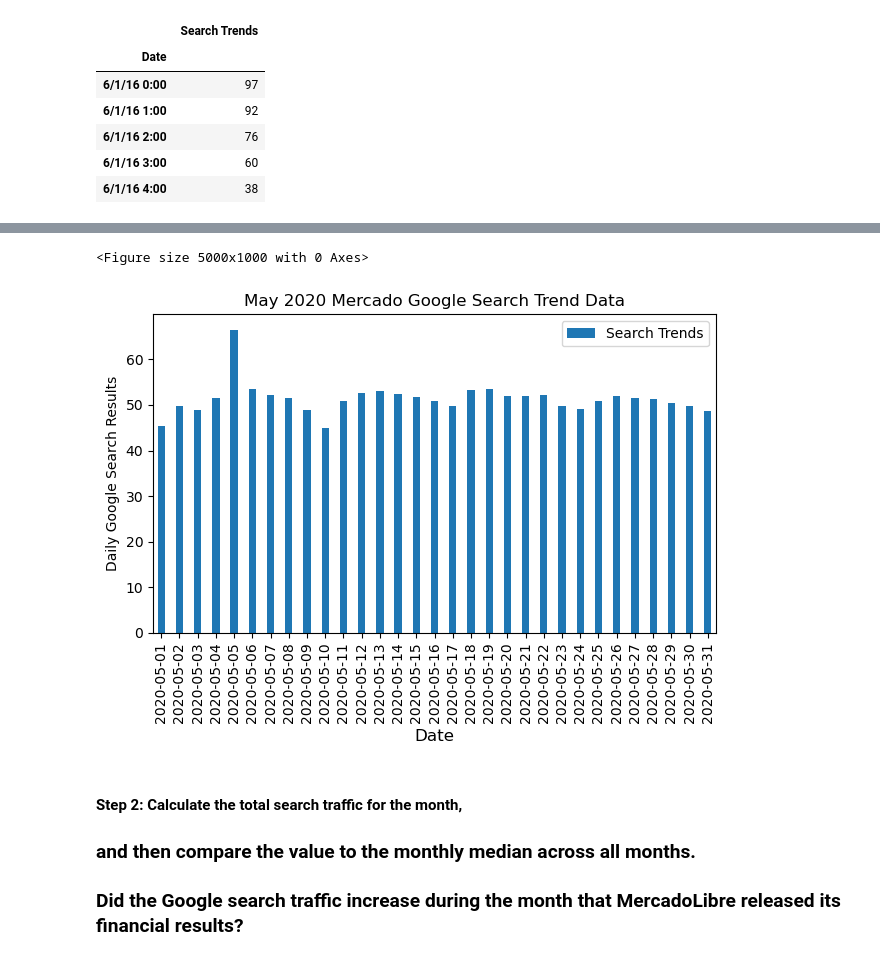
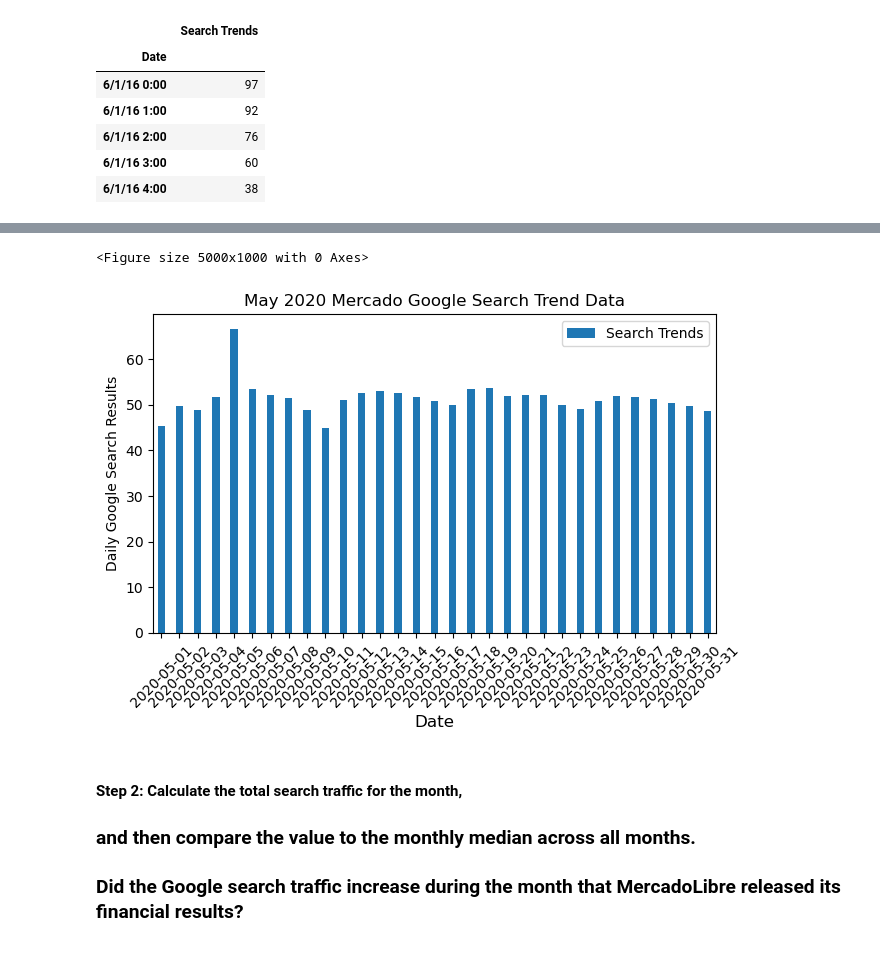
Before and after one commit to Raymond-St/prophet-challenge, a Jupyter notebook: forecasting_net_prophet.ipynb, the cells around one changed output, grey strips where cells are left out. Cells and saved outputs as stored; diff of their text form; code cells hidden in the pictures.

```diff
--- a/forecasting_net_prophet.ipynb
+++ b/forecasting_net_prophet.ipynb
@@ -123,29 +109,29 @@ memory usage: 11.8 KB
 # %%
 # Plot to visualize the data for May 2020
 plt.figure(figsize=(50, 10))
 
 
 # mercado_may2020_df[['Date','Search Trends']].plot(kind='bar')
 mercado_daily_may2020_df = mercado_may2020_df.groupby(mercado_may2020_df['Date'].dt.date)['Search Trends'].mean().reset_index()
 
 
 mercado_daily_may2020_df.plot(
     x='Date',
     y='Search Trends',
     kind='bar',
     width=0.4
 )
 
 plt.title('May 2020 Mercado Google Search Trend Data')
 plt.xlabel('Date', fontsize=12)
 plt.ylabel('Daily Google Search Results')
 plt.tight_layout()
-plt.xticks(rotation=90)
+plt.xticks(rotation=45)
 
 plt.show()
 # %% [output]
 <Figure size 5000x1000 with 0 Axes>
-[figure, old version]
+[figure, new version]
 # %% [markdown]
 #### Step 2: Calculate the total search traffic for the month,
 ### and then compare the value to the monthly median across all months.
```
Also changed, not shown: parts of 20 cells of this notebook.
